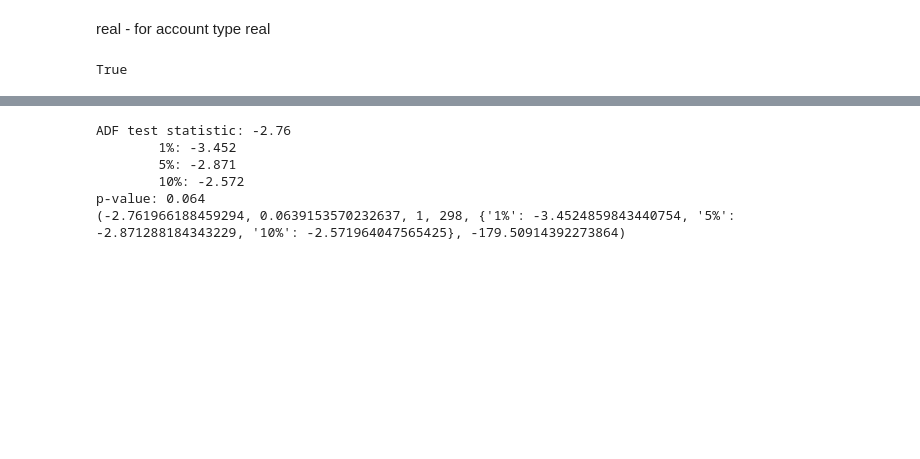
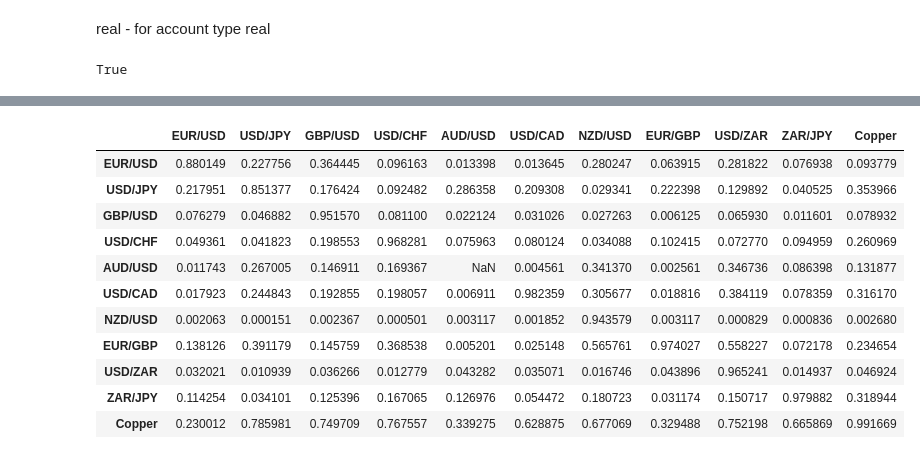
Before and after one commit to jtblog/FXCM_Python, a Jupyter notebook: FXCM Trader.ipynb, the cells around one changed output, grey strips where cells are left out. Saved outputs shown, nothing was run; the diff lists cells and outputs as text; code cells hidden in the pictures; blank space fills up the shorter version.

```diff
--- a/FXCM Trader.ipynb
+++ b/FXCM Trader.ipynb
@@ -174,15 +170,15 @@ dtf.plot(figsize = (15,10))
-# %%
-#Tradable pairs have p-value < 0.0
-adf = sm.tsa.stattools.adfuller(b, maxlag=1)
-print('ADF test statistic: %.02f' % adf[0])
-for key, value in adf[4].items():
-    print('\t%s: %.3f' % (key, value))
-print('p-value: %.03f' % adf[1])
-print(adf)
-# %% [output]
-ADF test statistic: -2.76
-        1%: -3.452
-        5%: -2.871
-        10%: -2.572
-p-value: 0.064
-(-2.761966188459294, 0.0639153570232637, 1, 298, {'1%': -3.4524859843440754, '5%': -2.871288184343229, '10%': -2.571964047565425}, -179.50914392273864)
+# %%
+adf_ps
+# %% [output]
+|  | EUR/USD | USD/JPY | GBP/USD | USD/CHF | AUD/USD | USD/CAD | NZD/USD | EUR/GBP | USD/ZAR | ZAR/JPY | Copper |
+| EUR/USD | 0.880149 | 0.227756 | 0.364445 | 0.096163 | 0.013398 | 0.013645 | 0.280247 | 0.063915 | 0.281822 | 0.076938 | 0.093779 |
+| USD/JPY | 0.217951 | 0.851377 | 0.176424 | 0.092482 | 0.286358 | 0.209308 | 0.029341 | 0.222398 | 0.129892 | 0.040525 | 0.353966 |
+| GBP/USD | 0.076279 | 0.046882 | 0.951570 | 0.081100 | 0.022124 | 0.031026 | 0.027263 | 0.006125 | 0.065930 | 0.011601 | 0.078932 |
+| USD/CHF | 0.049361 | 0.041823 | 0.198553 | 0.968281 | 0.075963 | 0.080124 | 0.034088 | 0.102415 | 0.072770 | 0.094959 | 0.260969 |
+| AUD/USD | 0.011743 | 0.267005 | 0.146911 | 0.169367 | NaN | 0.004561 | 0.341370 | 0.002561 | 0.346736 | 0.086398 | 0.131877 |
+| USD/CAD | 0.017923 | 0.244843 | 0.192855 | 0.198057 | 0.006911 | 0.982359 | 0.305677 | 0.018816 | 0.384119 | 0.078359 | 0.316170 |
+| NZD/USD | 0.002063 | 0.000151 | 0.002367 | 0.000501 | 0.003117 | 0.001852 | 0.943579 | 0.003117 | 0.000829 | 0.000836 | 0.002680 |
+| EUR/GBP | 0.138126 | 0.391179 | 0.145759 | 0.368538 | 0.005201 | 0.025148 | 0.565761 | 0.974027 | 0.558227 | 0.072178 | 0.234654 |
+| USD/ZAR | 0.032021 | 0.010939 | 0.036266 | 0.012779 | 0.043282 | 0.035071 | 0.016746 | 0.043896 | 0.965241 | 0.014937 | 0.046924 |
+| ZAR/JPY | 0.114254 | 0.034101 | 0.125396 | 0.167065 | 0.126976 | 0.054472 | 0.180723 | 0.031174 | 0.150717 | 0.979882 | 0.318944 |
+| Copper | 0.230012 | 0.785981 | 0.749709 | 0.767557 | 0.339275 | 0.628875 | 0.677069 | 0.329488 | 0.752198 | 0.665869 | 0.991669 |
```
Also changed, not shown: parts of 4 cells of this notebook.
